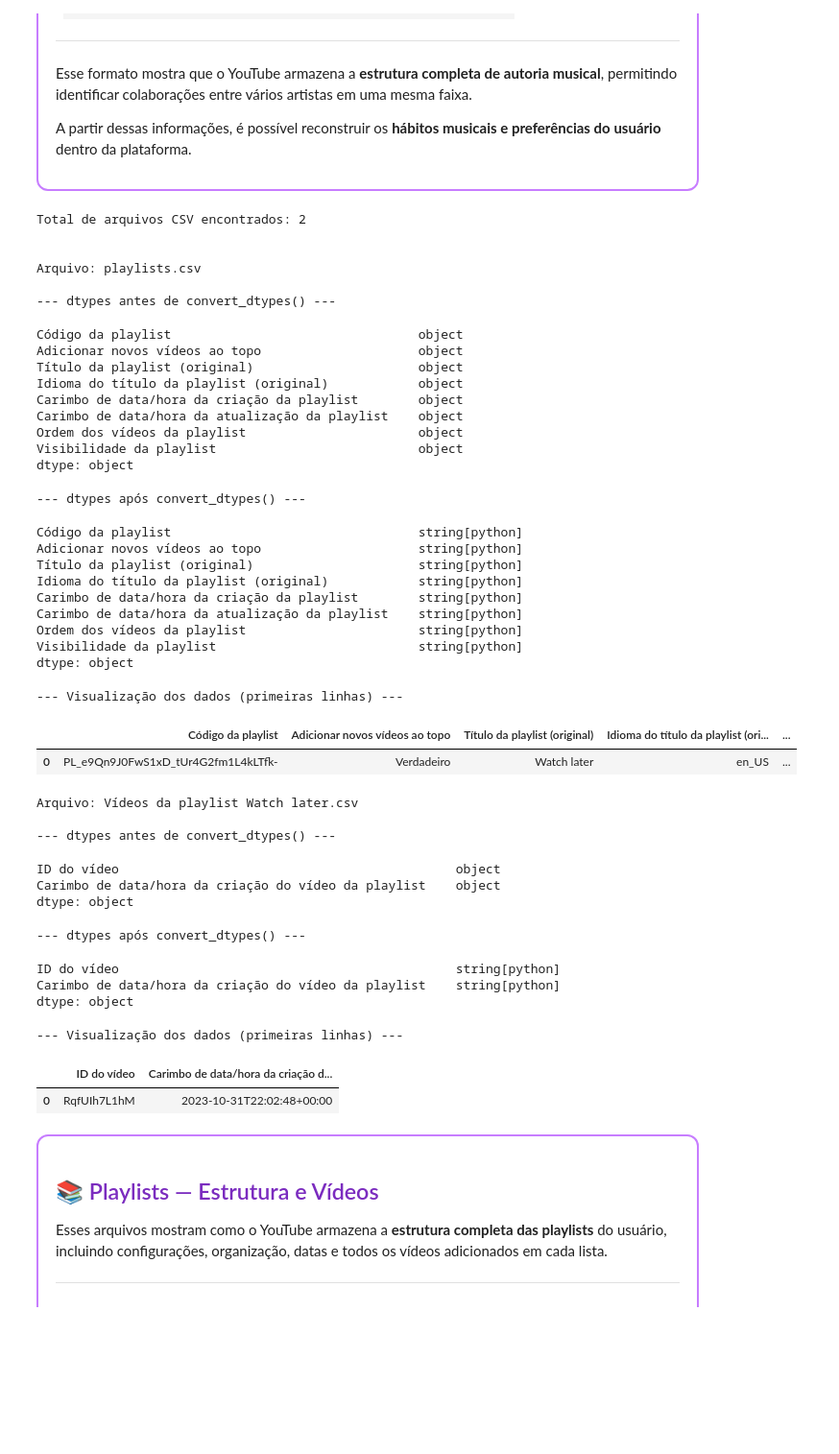
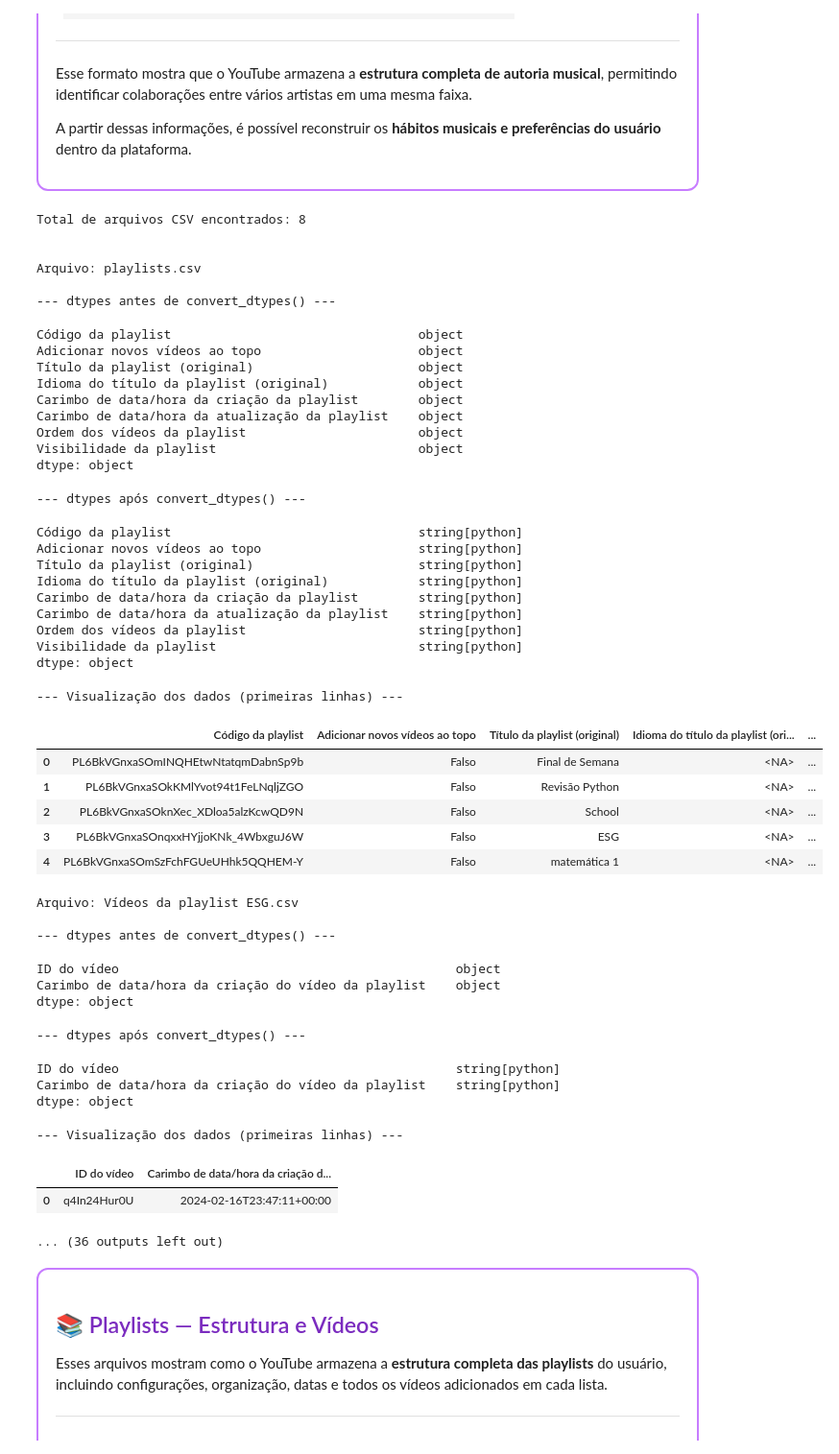
Before and after one commit to LeleNascimennto/predictive-model-for-youtube, a Jupyter notebook: data-processing/data-analytics.ipynb, the cells around one changed output. Shown at 96% size. Cells and saved outputs as stored; diff of their text form; code cells hidden in the pictures; blank space fills up the shorter version.

```diff
--- a/data-processing/data-analytics.ipynb
+++ b/data-processing/data-analytics.ipynb
@@ -12,7 +12,7 @@ from bs4 import BeautifulSoup
 # %%
 # Leitura do arquivo CSV
 
-BASE_PATH = "../../Takeout/YouTube e YouTube Music"
+BASE_PATH = "../Takeout/YouTube_e_YouTube_Music"
 os.listdir(BASE_PATH)
 # %% [output]
 ['canais',
@@ -666,9 +747,9 @@ A partir dessas informações, é possível reconstruir os <b>hábitos musicais
 
 </div>
 # %%
-def ler_e_exibir_csvs_playlists():
+def ler_e_exibir_csvs_playlists(base_path):
     # caminho base usando mesmo padrão que funciona acima
-    base_dir = Path("../../Takeout/YouTube e YouTube Music/playlists")
+    base_dir = Path(base_path + "\playlists")
 
     # pega todos os csv da pasta
     arquivos_csv = list(base_dir.glob("*.csv"))
@@ -691,37 +772,41 @@ def ler_e_exibir_csvs_playlists():
         print("\n--- Visualização dos dados (primeiras linhas) ---")
         display(df.head())
 # %%
-ler_e_exibir_csvs_playlists()
+ler_e_exibir_csvs_playlists(BASE_PATH)
 # %% [output]
-Total de arquivos CSV encontrados: 2
+Total de arquivos CSV encontrados: 8
 
 
 Arquivo: playlists.csv
 
 --- dtypes antes de convert_dtypes() ---
 Código da playlist                                 object
 Adicionar novos vídeos ao topo                     object
 Título da playlist (original)                      object
 Idioma do título da playlist (original)            object
 Carimbo de data/hora da criação da playlist        object
 Carimbo de data/hora da atualização da playlist    object
 Ordem dos vídeos da playlist                       object
 Visibilidade da playlist                           object
 dtype: object
 --- dtypes após convert_dtypes() ---
 Código da playlist                                 string[python]
 Adicionar novos vídeos ao topo                     string[python]
 Título da playlist (original)                      string[python]
 Idioma do título da playlist (original)            string[python]
 Carimbo de data/hora da criação da playlist        string[python]
 Carimbo de data/hora da atualização da playlist    string[python]
 Ordem dos vídeos da playlist                       string[python]
 Visibilidade da playlist                           string[python]
 dtype: object
 --- Visualização dos dados (primeiras linhas) ---
 |  | Código da playlist | Adicionar novos vídeos ao topo | Título da playlist (original) | Idioma do título da playlist (ori... | ... |
-| 0 | PL_e9Qn9J0FwS1xD_tUr4G2fm1L4kLTfk- | Verdadeiro | Watch later | en_US | ... |
+| 0 | PL6BkVGnxaSOmINQHEtwNtatqmDabnSp9b | Falso | Final de Semana | <NA> | ... |
+| 1 | PL6BkVGnxaSOkKMlYvot94t1FeLNqljZGO | Falso | Revisão Python | <NA> | ... |
+| 2 | PL6BkVGnxaSOknXec_XDloa5alzKcwQD9N | Falso | School | <NA> | ... |
+| 3 | PL6BkVGnxaSOnqxxHYjjoKNk_4WbxguJ6W | Falso | ESG | <NA> | ... |
+| 4 | PL6BkVGnxaSOmSzFchFGUeUHhk5QQHEM-Y | Falso | matemática 1 | <NA> | ... |
-Arquivo: Vídeos da playlist Watch later.csv
+Arquivo: Vídeos da playlist ESG.csv
 
 --- dtypes antes de convert_dtypes() ---
 ID do vídeo                                             object
@@ -733,7 +818,8 @@ Carimbo de data/hora da criação do vídeo da playlist    string[python]
 dtype: object
 --- Visualização dos dados (primeiras linhas) ---
 |  | ID do vídeo | Carimbo de data/hora da criação d... |
-| 0 | RqfUIh7L1hM | 2023-10-31T22:02:48+00:00 |
+| 0 | q4In24Hur0U | 2024-02-16T23:47:11+00:00 |
+... (36 outputs left out)
 # %% [markdown]
 <div style="border: 2px solid #c77dff; padding: 18px; border-radius: 12px; background-color: #f8f0;">
 
```
Also changed, not shown: parts of 13 cells of this notebook, 1 other file.
